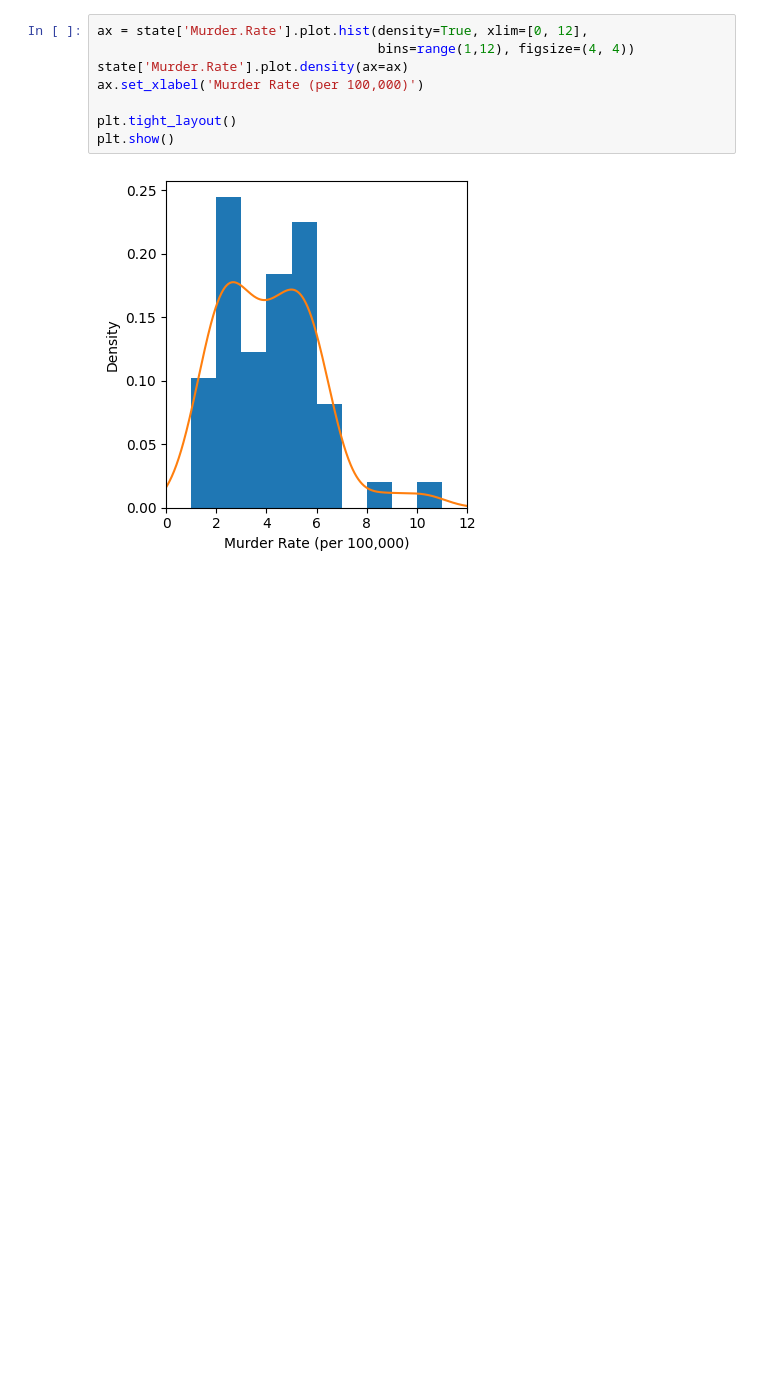
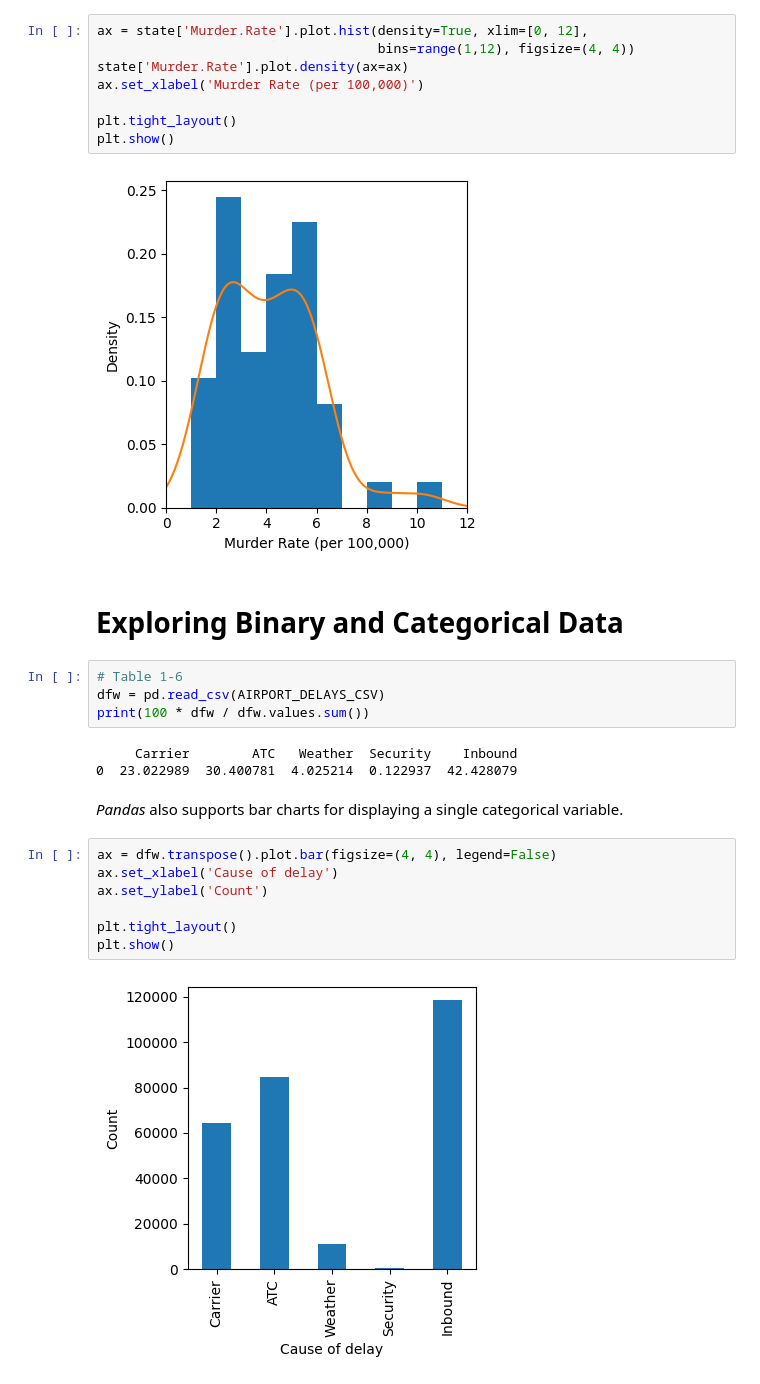
Before and after one commit to majidgolbaz/Practical-Statistics, a Jupyter notebook: src/EDA/Murder-Rate.ipynb, the cells around one changed output. Cells and saved outputs as stored; diff of their text form; blank space fills up the shorter version.

```diff
--- a/src/EDA/Murder-Rate.ipynb
+++ b/src/EDA/Murder-Rate.ipynb
@@ -209,3 +209,23 @@ plt.tight_layout()
 plt.show()
 # %% [output]
 [figure]
+# %% [markdown]
+# Exploring Binary and Categorical Data
+# %%
+# Table 1-6
+dfw = pd.read_csv(AIRPORT_DELAYS_CSV)
+print(100 * dfw / dfw.values.sum())
+# %% [output]
+     Carrier        ATC   Weather  Security    Inbound
+0  23.022989  30.400781  4.025214  0.122937  42.428079
+# %% [markdown]
+_Pandas_ also supports bar charts for displaying a single categorical variable.
+# %%
+ax = dfw.transpose().plot.bar(figsize=(4, 4), legend=False)
+ax.set_xlabel('Cause of delay')
+ax.set_ylabel('Count')
+
+plt.tight_layout()
+plt.show()
+# %% [output]
+[figure, added]
```
Also changed, not shown: parts of 29 cells of this notebook, 1 other file.
